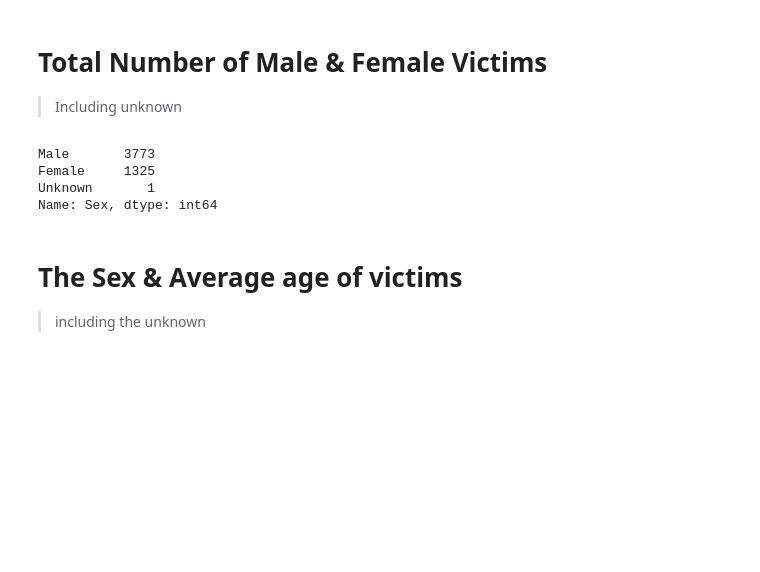
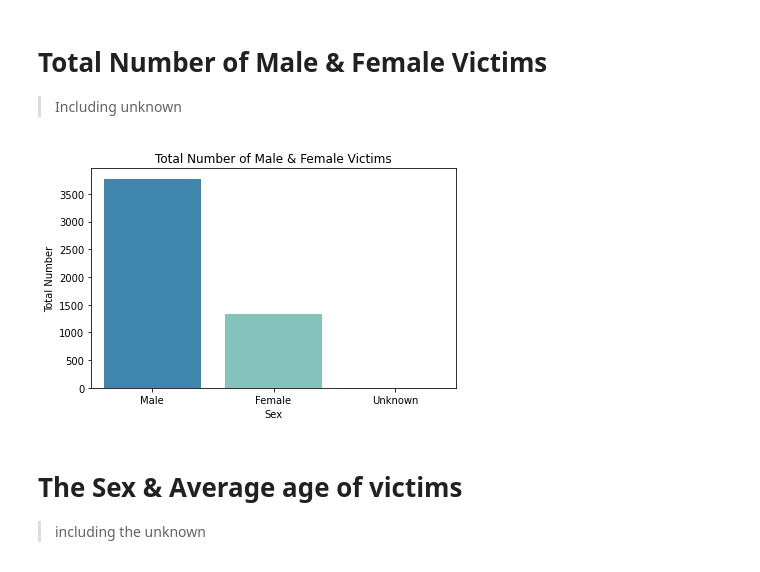
Before and after one commit to IamJOY-thecoder/My-Capstone-Project, a Jupyter notebook: Eniye_Joy_Capstone_Project_2020.ipynb, the cells around one changed output. Drawn from its saved outputs; the diff is of its cells as text; code cells hidden in the pictures; blank space fills up the shorter version.

```diff
--- a/Eniye_Joy_Capstone_Project_2020.ipynb
+++ b/Eniye_Joy_Capstone_Project_2020.ipynb
@@ -104,13 +106,18 @@ Text(0, 0.5, 'Race')
 
 
 > Including unknown
-# %%
-df['Sex'].value_counts()
-# %% [output]
-Male       3773
-Female     1325
-Unknown       1
-Name: Sex, dtype: int64
+# %%
+df['Sex'].value_counts()
+print("")
+sns.countplot(x="Sex", data=df,  palette="GnBu_r")
+
+plt.title("Total Number of Male & Female Victims") #Add plot title
+plt.ylabel("Total Number") #Adjust the label of the y-axis
+plt.xlabel("Sex") #Adjust the label of the x-axis
+
+plt.tight_layout() #Adjust subplot parameters
+# %% [output]
+[figure, added]
 # %% [markdown]
 # The Sex & Average age of victims
 
```
Also changed, not shown: parts of 5 cells of this notebook.
